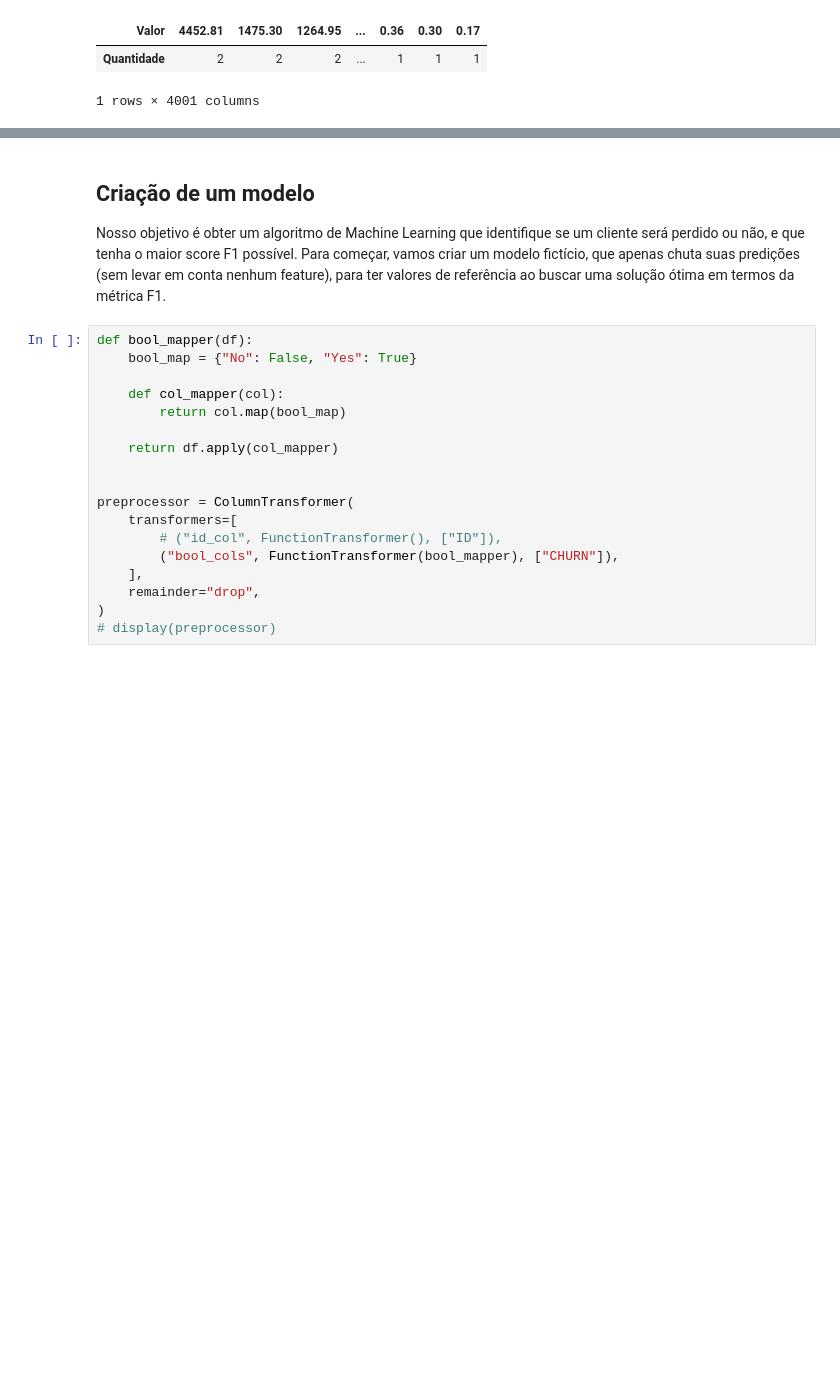
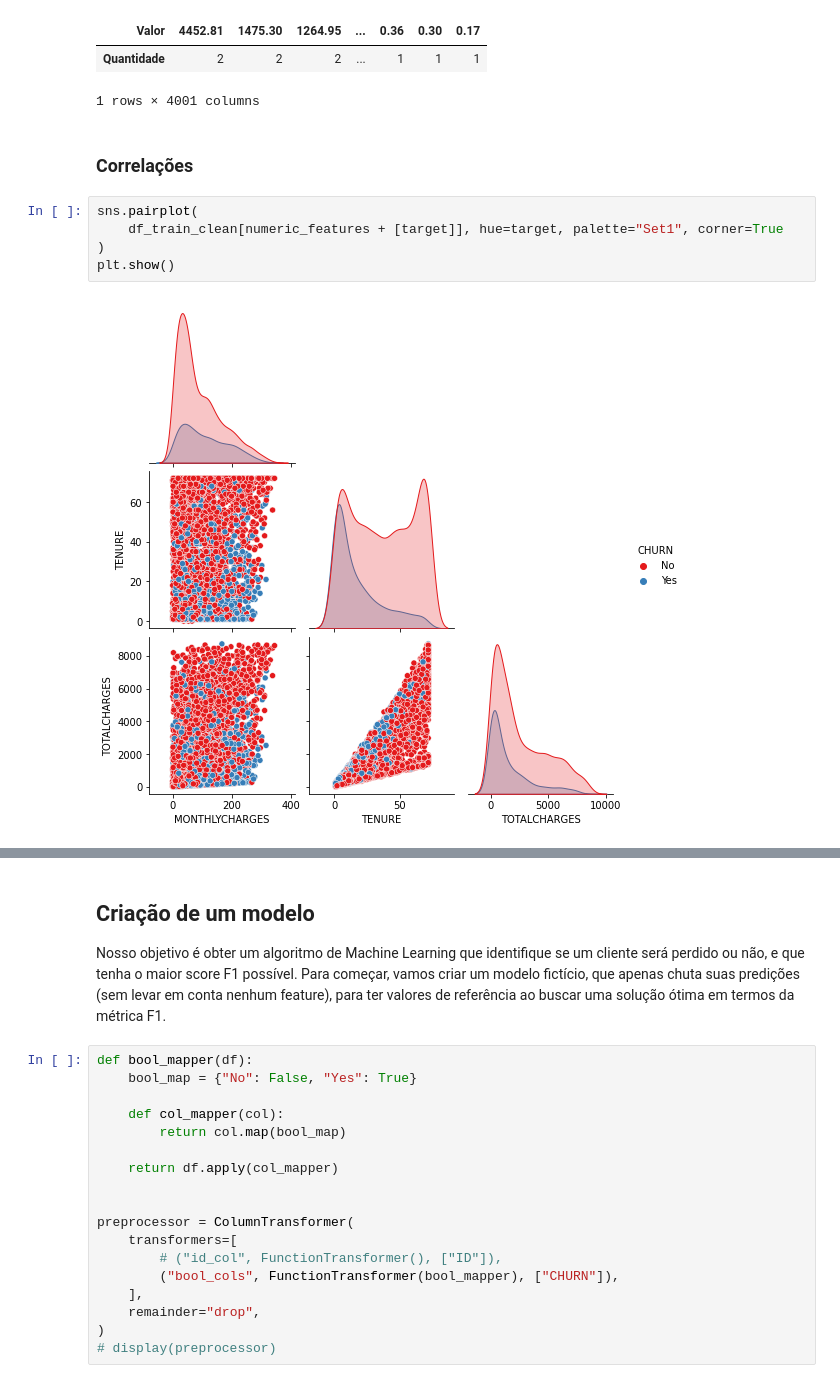
Before and after one commit to he7d3r/maratona-behind-the-code-2021, a Jupyter notebook: 5-sonda/solução/notebook.ipynb, the cells around one changed output, grey strips where cells are left out. Saved outputs shown, nothing was run; the diff lists cells and outputs as text; blank space fills up the shorter version.

```diff
--- a/5-sonda/solução/notebook.ipynb
+++ b/5-sonda/solução/notebook.ipynb
@@ -307,3 +307,12 @@ TOTALCHARGES:
 | Valor | 4452.81 | 1475.30 | 1264.95 | ... | 0.36 | 0.30 | 0.17 |
 | Quantidade | 2 | 2 | 2 | ... | 1 | 1 | 1 |
 1 rows × 4001 columns
+# %% [markdown]
+### Correlações
+# %%
+sns.pairplot(
+    df_train_clean[numeric_features + [target]], hue=target, palette="Set1", corner=True
+)
+plt.show()
+# %% [output]
+[figure, added]
```
Also changed, not shown: parts of 5 cells of this notebook.
